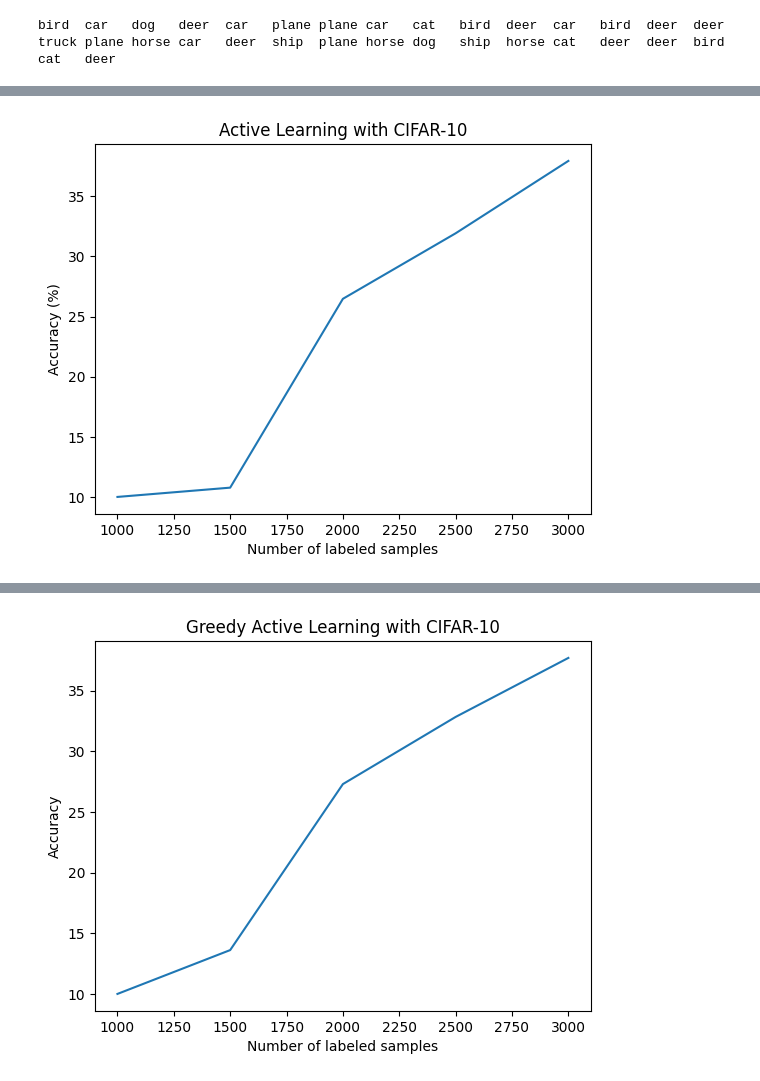
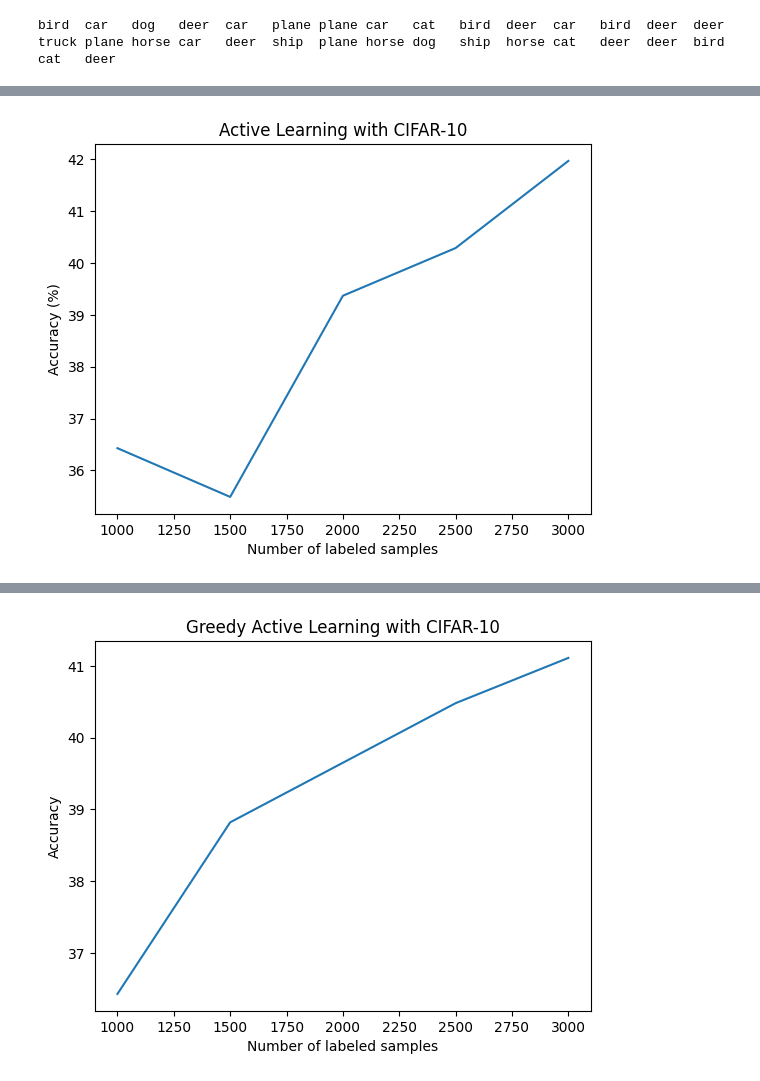
Before and after one commit to jaisharmz/active-learning, a Jupyter notebook: Active_Learning_CIFAR_Setup.ipynb, the cells around one changed output, grey strips where cells are left out. Saved outputs shown, nothing was run; the diff lists cells and outputs as text; code cells hidden in the pictures.

```diff
--- a/Active_Learning_CIFAR_Setup.ipynb
+++ b/Active_Learning_CIFAR_Setup.ipynb
@@ -176,7 +176,7 @@ trainloader = torch.utils.data.DataLoader(Subset(trainset, cur_train_indices),
                                           batch_size=batch_size, shuffle=True, num_workers=2)
 
 # Train the model initially
-train_model(net, trainloader, criterion, optimizer, epochs=10)
+train_model(net, trainloader, criterion, optimizer, epochs=100)
 initial_score = evaluate_model(net, testloader)
 print(initial_score)
 
@@ -235,7 +235,7 @@ plt.ylabel('Accuracy (%)')
 plt.title('Active Learning with CIFAR-10')
 plt.show()
 # %% [output]
-[figure, old version]
+[figure, new version]
 # %%
 import torch.nn.functional as F
 
@@ -321,7 +321,7 @@ trainloader = torch.utils.data.DataLoader(Subset(trainset, cur_train_indices),
                                           batch_size=batch_size, shuffle=True, num_workers=2)
 
 # Train the model initially
-train_model(net, trainloader, criterion, optimizer, epochs=10)
+train_model(net, trainloader, criterion, optimizer, epochs=100)
 initial_score = evaluate_model(net, testloader)
 print(initial_score)
 
@@ -402,4 +402,4 @@ Epoch 10, Loss: 1.5869118888327416
-[figure, old version]
+[figure, new version]
 # %%
 # plot together
 plt.plot(num_labels, scores, label='random')
```
Also changed, not shown: parts of 9 cells of this notebook.
